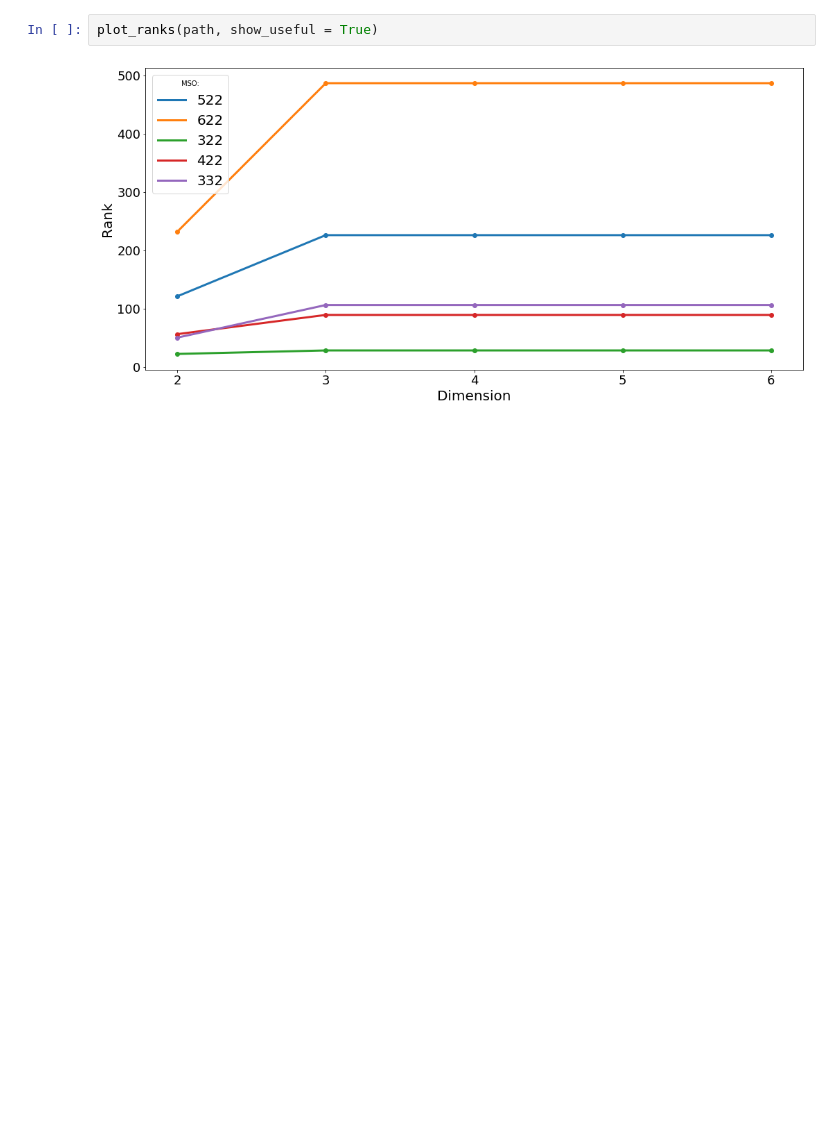
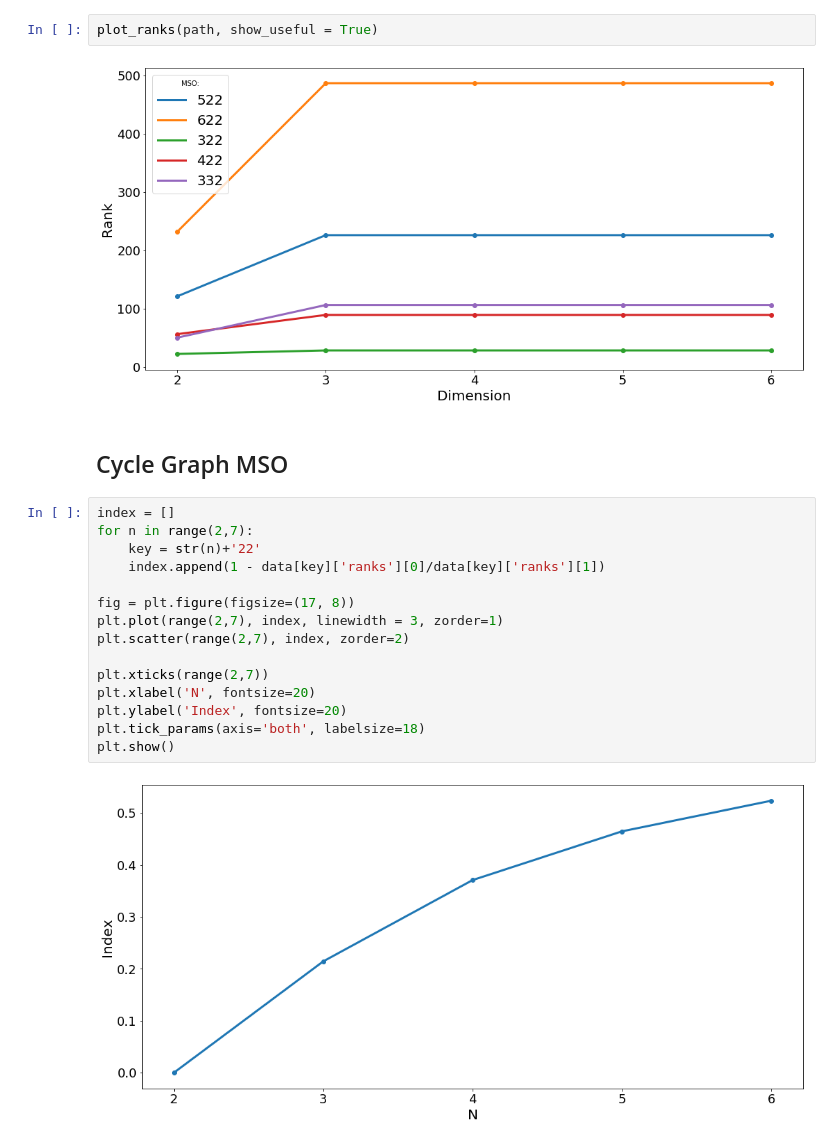
Before and after one commit to adelshb/Bounding-the-dimension-of-quantum-systems-with-sequential-measurements, a Jupyter notebook: Dimension_Classification_by_MSO.ipynb, the cells around one changed output. Drawn from its saved outputs; the diff is of its cells as text; blank space fills up the shorter version.

```diff
--- a/Dimension_Classification_by_MSO.ipynb
+++ b/Dimension_Classification_by_MSO.ipynb
@@ -24,3 +29,22 @@ plot_ranks(path)
 plot_ranks(path, show_useful = True)
 # %% [output]
 [figure]
+# %% [markdown]
+## Cycle Graph MSO
+# %%
+index = []
+for n in range(2,7):
+    key = str(n)+'22'
+    index.append(1 - data[key]['ranks'][0]/data[key]['ranks'][1])
+
+fig = plt.figure(figsize=(17, 8))
+plt.plot(range(2,7), index, linewidth = 3, zorder=1)
+plt.scatter(range(2,7), index, zorder=2)
+
+plt.xticks(range(2,7))
+plt.xlabel('N', fontsize=20)
+plt.ylabel('Index', fontsize=20)
+plt.tick_params(axis='both', labelsize=18)
+plt.show()
+# %% [output]
+[figure, added]
```
Also changed, not shown: parts of 3 cells of this notebook, 2 other files.
